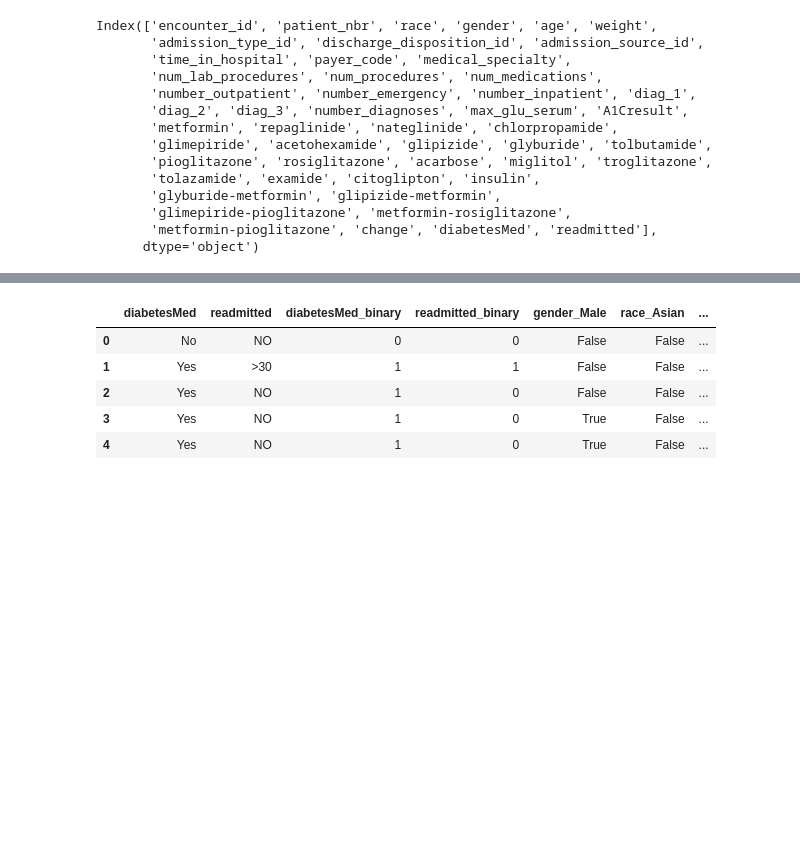
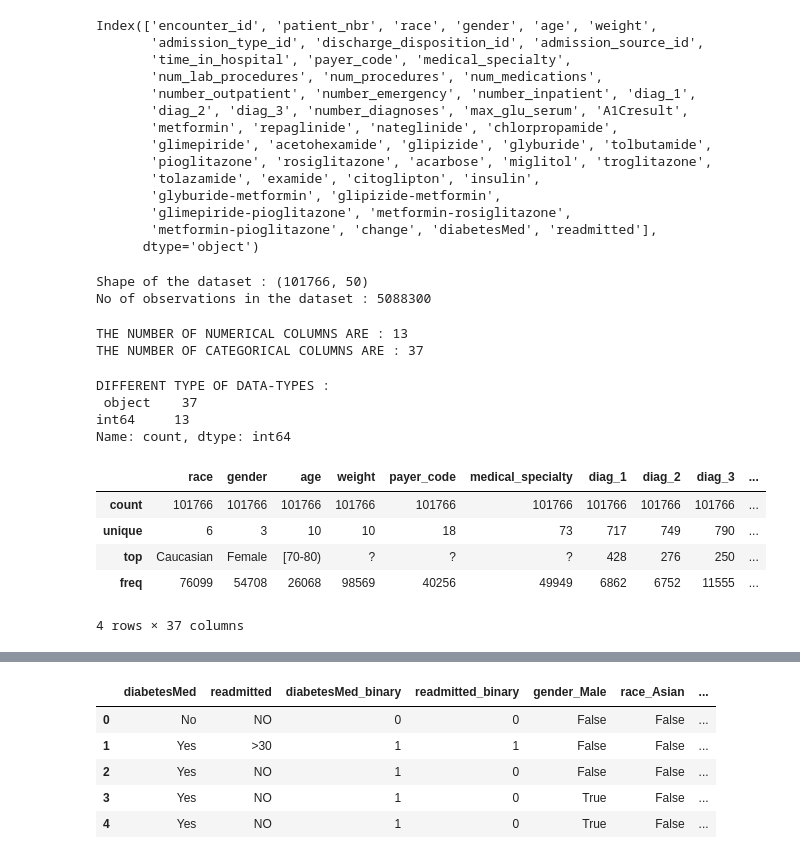
Before and after one commit to aueskinj/Data-Science-Projects, a Jupyter notebook: CausalML/healthcareml/healthcarecausalml.ipynb, the cells around one changed output, grey strips where cells are left out. Saved outputs shown, nothing was run; the diff lists cells and outputs as text; code cells hidden in the pictures; blank space fills up the shorter version.

```diff
--- a/CausalML/healthcareml/healthcarecausalml.ipynb
+++ b/CausalML/healthcareml/healthcarecausalml.ipynb
@@ -47,0 +54,30 @@ Index(['encounter_id', 'patient_nbr', 'race', 'gender', 'age', 'weight',
+# %%
+print("Shape of the dataset :",df.shape)
+print("No of observations in the dataset :",df.size)
+# %% [output]
+Shape of the dataset : (101766, 50)
+No of observations in the dataset : 5088300
+# %%
+print("THE NUMBER OF NUMERICAL COLUMNS ARE :",df.select_dtypes(include=np.number).shape[1])
+print("THE NUMBER OF CATEGORICAL COLUMNS ARE :",df.select_dtypes(include="object").shape[1])
+# %% [output]
+THE NUMBER OF NUMERICAL COLUMNS ARE : 13
+THE NUMBER OF CATEGORICAL COLUMNS ARE : 37
+# %%
+
+print("DIFFERENT TYPE OF DATA-TYPES : \n",df.dtypes.value_counts())
+# %% [output]
+DIFFERENT TYPE OF DATA-TYPES :
+ object    37
+int64     13
+Name: count, dtype: int64
+# %%
+
+df.describe(include="object")
+# %% [output]
+|  | race | gender | age | weight | payer_code | medical_specialty | diag_1 | diag_2 | diag_3 | ... |
+| count | 101766 | 101766 | 101766 | 101766 | 101766 | 101766 | 101766 | 101766 | 101766 | ... |
+| unique | 6 | 3 | 10 | 10 | 18 | 73 | 717 | 749 | 790 | ... |
+| top | Caucasian | Female | [70-80) | ? | ? | ? | 428 | 276 | 250 | ... |
+| freq | 76099 | 54708 | 26068 | 98569 | 40256 | 49949 | 6862 | 6752 | 11555 | ... |
+4 rows × 37 columns
```
Also changed, not shown: parts of 8 cells of this notebook.
